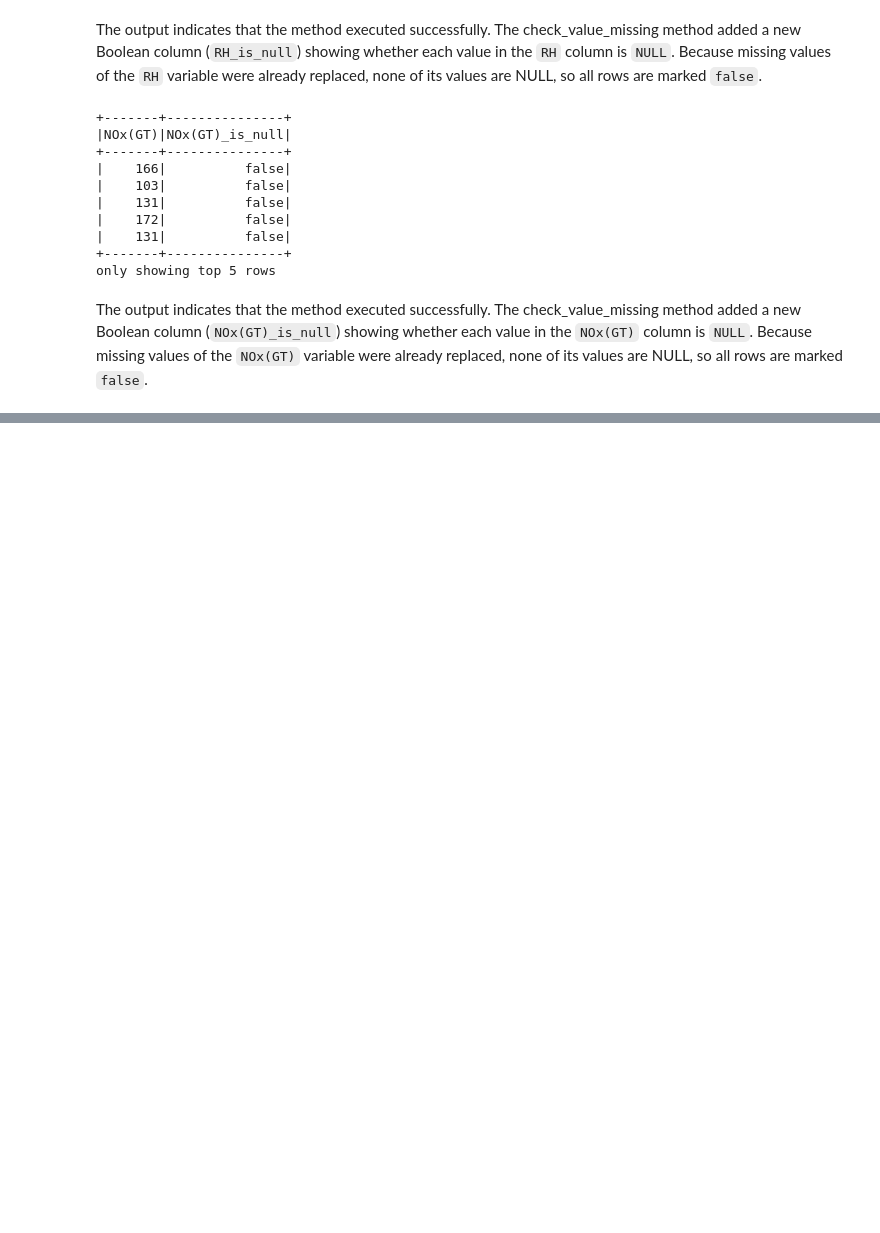
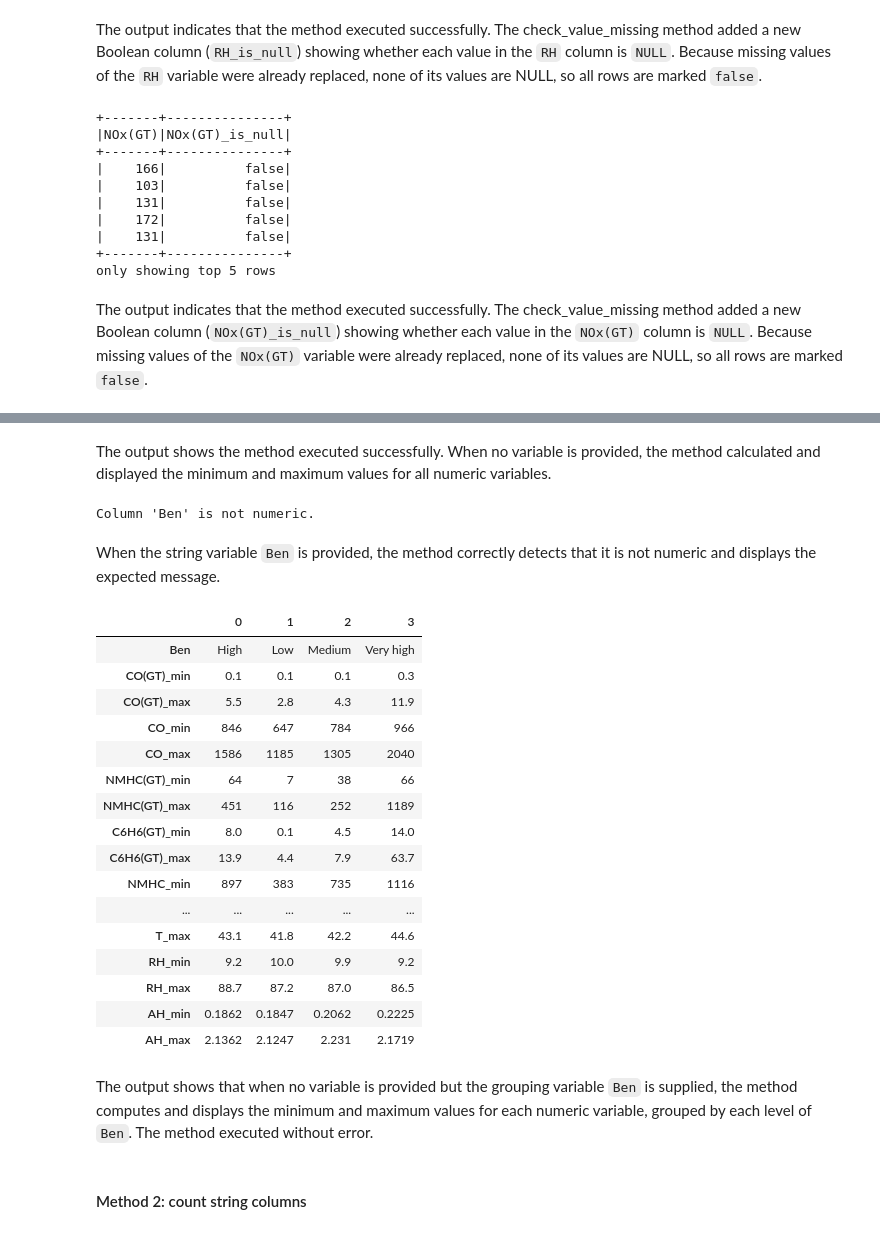
Before and after one commit to fhzhkunming/ST-554-Project-II, a Jupyter notebook: ST554_project2_Hui.ipynb, the cells around one changed output, grey strips where cells are left out. Drawn from its saved outputs; the diff is of its cells as text; code cells hidden in the pictures; blank space fills up the shorter version.

```diff
--- a/ST554_project2_Hui.ipynb
+++ b/ST554_project2_Hui.ipynb
@@ -525,12 +525,23 @@ After replacing all missing values (coded as –200) with NULL, I created a new
 from pyspark.sql.functions import col, when
 from pyspark.sql import functions as F
 
-# replace missing value with None
+# replace missing values with None
 for c, dtype in air.df.dtypes:
     if dtype in ("int", "double", "float", "bigint"):
         air.df = air.df.withColumn(c, when(col(f"`{c}`") == -200, None).otherwise(col(f"`{c}`")))
 
-# create a new categorical vaiable "Ben"
+# rename variables
+air.df = (air.df.withColumnRenamed("PT08.S1(CO)", "CO")
+                .withColumnRenamed("PT08.S2(NMHC)", "NMHC")
+                .withColumnRenamed("PT08.S3(NOx)", "NOx")
+                .withColumnRenamed("PT08.S4(NO2)", "NO2")
+                .withColumnRenamed("PT08.S5(O3)", "O3")
+         )
+
+# drop index column
+air.df = air.df.drop("_c0")
+
+# create a new categorical variable "Ben"
 air.df = air.df.withColumn("Ben",
                           when(col("C6H6(GT)") < 4.5, "Low")
                           .when(col("C6H6(GT)") < 8, "Medium")
@@ -718,0 +765,34 @@ importlib.reload(ST554_project2_part1)
+# %% [markdown]
+The output shows the method executed successfully. When no variable is provided, the method calculated and displayed the minimum and maximum values for all numeric variables.
+# %%
+# example 4: check a string variable is provided, the method will display a message
+air.min_max("Ben")
+# %% [output]
+Column 'Ben' is not numeric.
+# %% [markdown]
+When the string variable `Ben` is provided, the method correctly detects that it is not numeric and displays the expected message.
+# %%
+# example 5: check only string variable is provided, the method will compute min and max grouped by the levels of the string variable
+air.min_max(group = "Ben").T
+# %% [output]
+|  | 0 | 1 | 2 | 3 |
+| Ben | High | Low | Medium | Very high |
+| CO(GT)_min | 0.1 | 0.1 | 0.1 | 0.3 |
+| CO(GT)_max | 5.5 | 2.8 | 4.3 | 11.9 |
+| CO_min | 846 | 647 | 784 | 966 |
+| CO_max | 1586 | 1185 | 1305 | 2040 |
+| NMHC(GT)_min | 64 | 7 | 38 | 66 |
+| NMHC(GT)_max | 451 | 116 | 252 | 1189 |
+| C6H6(GT)_min | 8.0 | 0.1 | 4.5 | 14.0 |
+| C6H6(GT)_max | 13.9 | 4.4 | 7.9 | 63.7 |
+| NMHC_min | 897 | 383 | 735 | 1116 |
+| ... | ... | ... | ... | ... |
+| T_max | 43.1 | 41.8 | 42.2 | 44.6 |
+| RH_min | 9.2 | 10.0 | 9.9 | 9.2 |
+| RH_max | 88.7 | 87.2 | 87.0 | 86.5 |
+| AH_min | 0.1862 | 0.1847 | 0.2062 | 0.2225 |
+| AH_max | 2.1362 | 2.1247 | 2.231 | 2.1719 |
+# %% [markdown]
+The output shows that when no variable is provided but the grouping variable `Ben` is supplied, the method computes and displays the minimum and maximum values for each numeric variable, grouped by each level of `Ben`. The method executed without error.
+# %% [markdown]
+#### Method 2: count string columns
```
Also changed, not shown: parts of 46 cells of this notebook.
